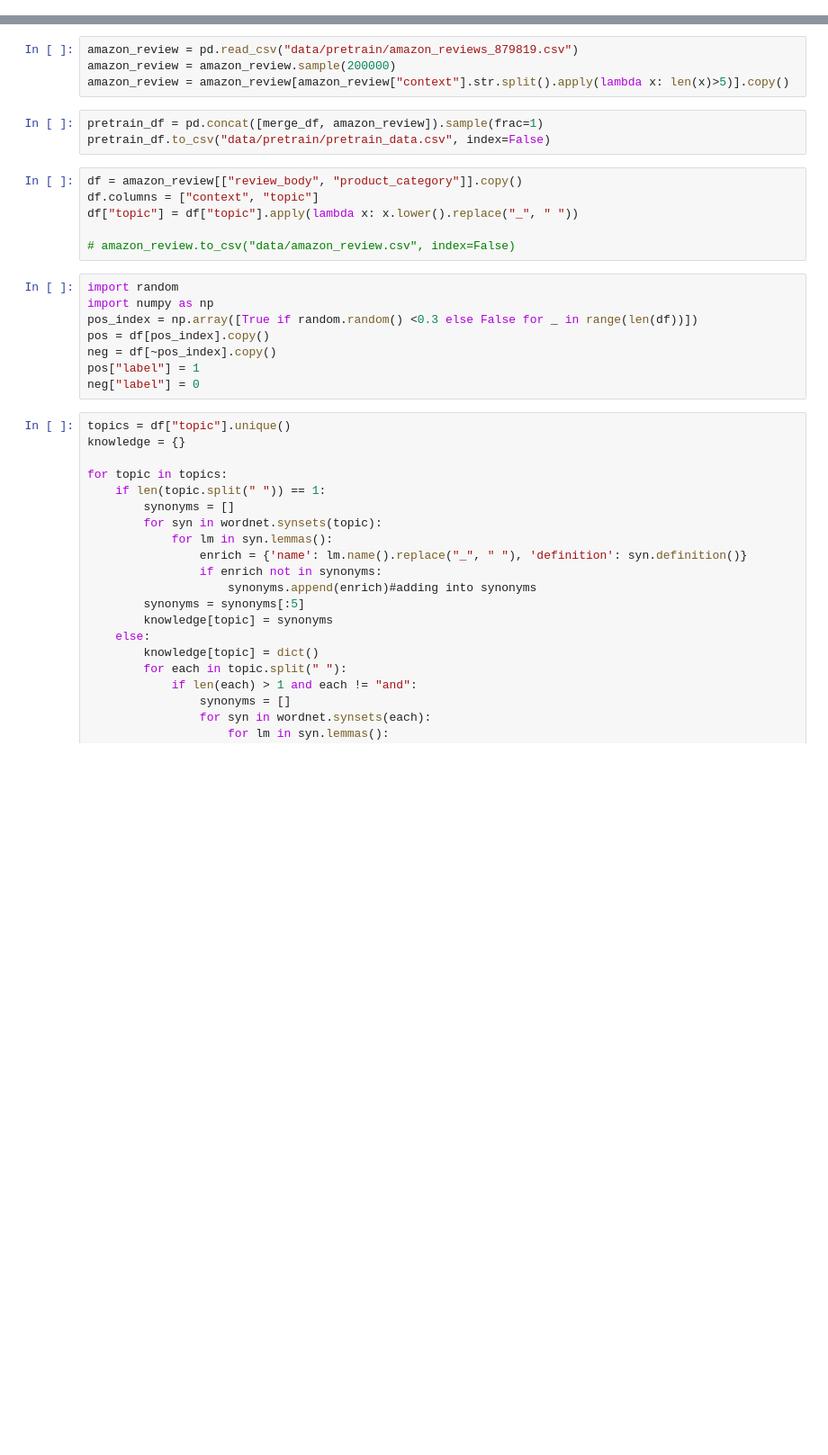
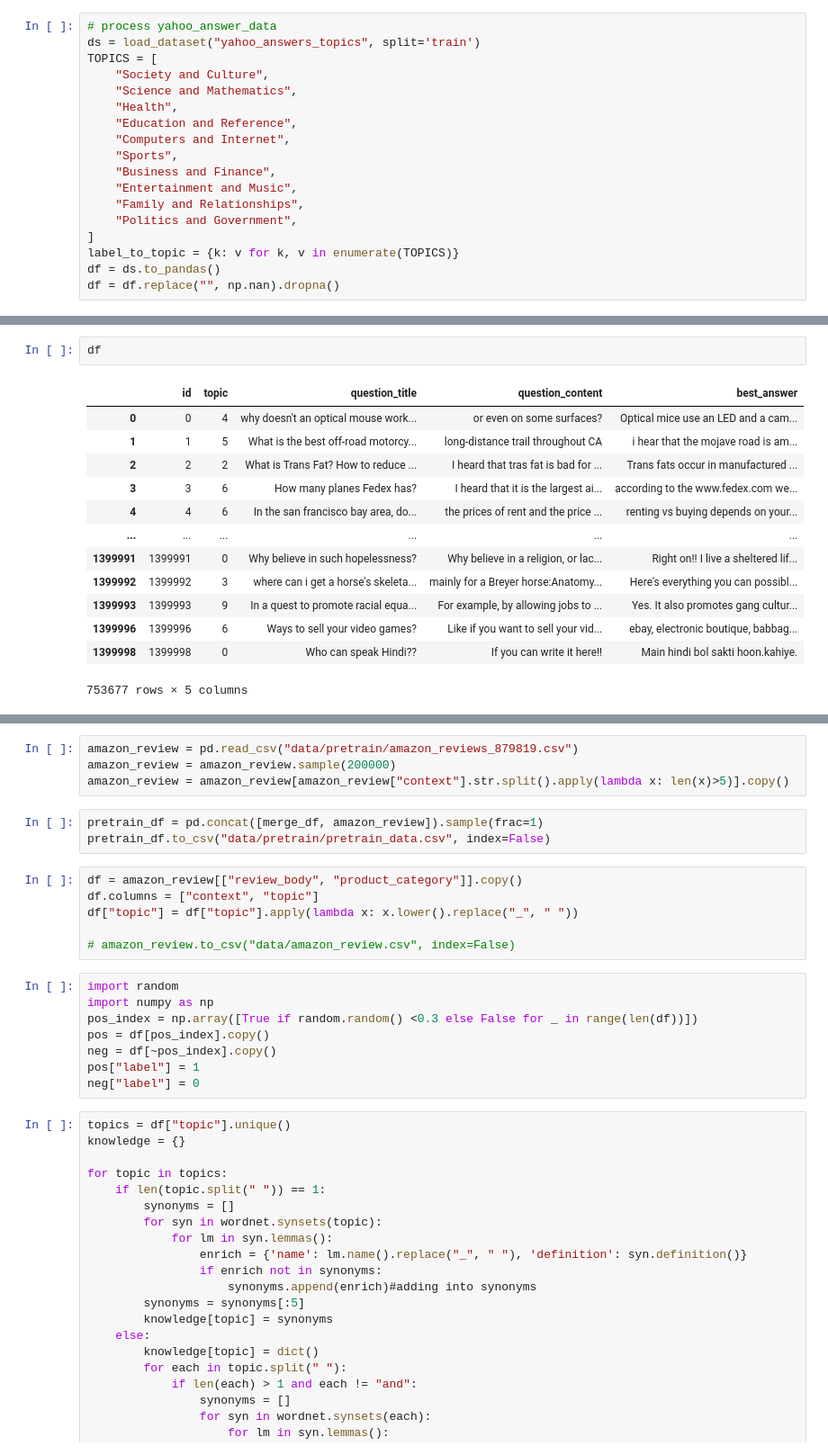
Before and after one commit to lzl19971215/TTEE, a Jupyter notebook: download_data.ipynb, the cells around one changed output, grey strips where cells are left out. Shown at 90% size. Cells and saved outputs as stored; diff of their text form; blank space fills up the shorter version.

```diff
--- a/download_data.ipynb
+++ b/download_data.ipynb
@@ -67,0 +74,18 @@ merge_df["context"] = merge_df["context"].apply(clean_text)
+# %%
+# process yahoo_answer_data
+ds = load_dataset("yahoo_answers_topics", split='train')
+TOPICS = [
+    "Society and Culture",
+    "Science and Mathematics",
+    "Health",
+    "Education and Reference",
+    "Computers and Internet",
+    "Sports",
+    "Business and Finance",
+    "Entertainment and Music",
+    "Family and Relationships",
+    "Politics and Government",
+]
+label_to_topic = {k: v for k, v in enumerate(TOPICS)}
+df = ds.to_pandas()
+df = df.replace("", np.nan).dropna()
@@ -67,0 +95,16 @@ merge_df["context"] = merge_df["context"].apply(clean_text)
+# %%
+df
+# %% [output]
+|  | id | topic | question_title | question_content | best_answer |
+| 0 | 0 | 4 | why doesn't an optical mouse work... | or even on some surfaces? | Optical mice use an LED and a cam... |
+| 1 | 1 | 5 | What is the best off-road motorcy... | long-distance trail throughout CA | i hear that the mojave road is am... |
+| 2 | 2 | 2 | What is Trans Fat? How to reduce ... | I heard that tras fat is bad for ... | Trans fats occur in manufactured ... |
+| 3 | 3 | 6 | How many planes Fedex has? | I heard that it is the largest ai... | according to the www.fedex.com we... |
+| 4 | 4 | 6 | In the san francisco bay area, do... | the prices of rent and the price ... | renting vs buying depends on your... |
+| ... | ... | ... | ... | ... | ... |
+| 1399991 | 1399991 | 0 | Why believe in such hopelessness? | Why believe in a religion, or lac... | Right on!! I live a sheltered lif... |
+| 1399992 | 1399992 | 3 | where can i get a horse's skeleta... | mainly for a Breyer horse:Anatomy... | Here's everything you can possibl... |
+| 1399993 | 1399993 | 9 | In a quest to promote racial equa... | For example, by allowing jobs to ... | Yes. It also promotes gang cultur... |
+| 1399996 | 1399996 | 6 | Ways to sell your video games? | Like if you want to sell your vid... | ebay, electronic boutique, babbag... |
+| 1399998 | 1399998 | 0 | Who can speak Hindi?? | If you can write it here!! | Main hindi bol sakti hoon.kahiye. |
+753677 rows × 5 columns
```
Also changed, not shown: parts of 38 cells of this notebook, 5 other files.
